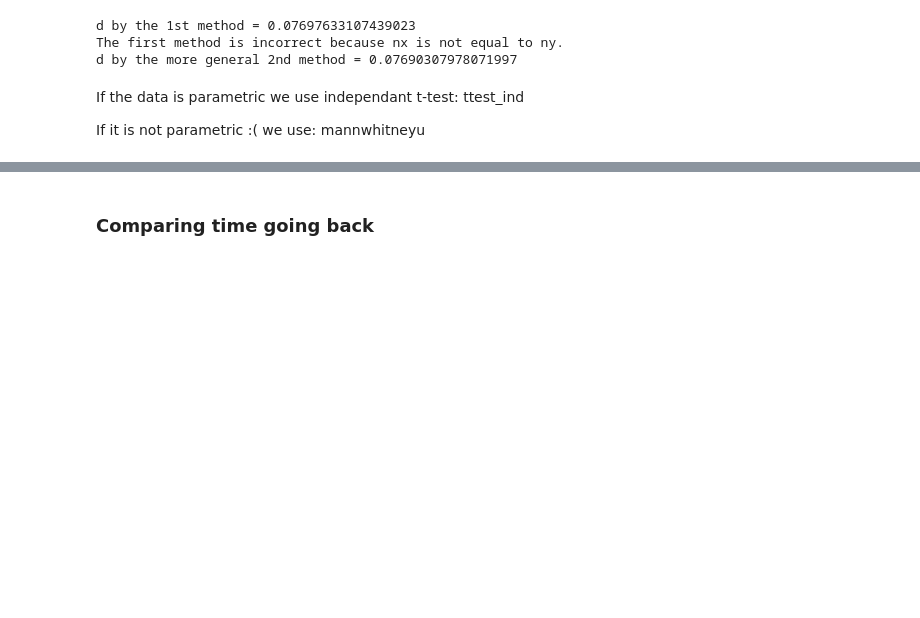
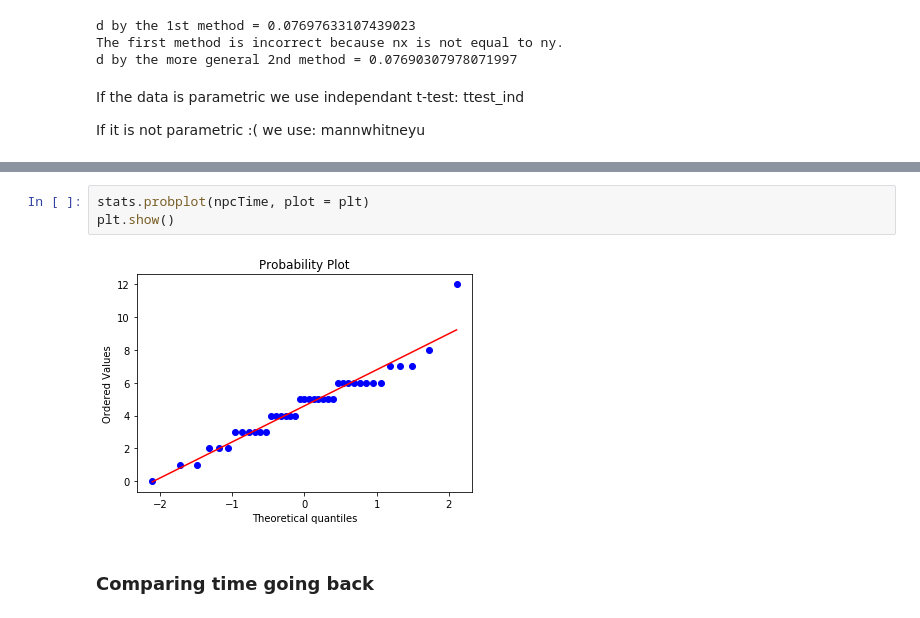
Before and after one commit to latedude2/P5-data-analysis, a Jupyter notebook: P5_result_analysis.ipynb, the cells around one changed output, grey strips where cells are left out. Saved outputs shown, nothing was run; the diff lists cells and outputs as text; blank space fills up the shorter version.

```diff
--- a/P5_result_analysis.ipynb
+++ b/P5_result_analysis.ipynb
@@ -411,3 +445,8 @@ If it is not parametric :( we use: mannwhitneyu
+# %%
+stats.probplot(npcTime, plot = plt)
+plt.show()
+# %% [output]
+[figure, added]
 # %% [markdown]
 ### Comparing time going back
 # %%
```
Also changed, not shown: parts of 16 cells of this notebook, 2 other files.
